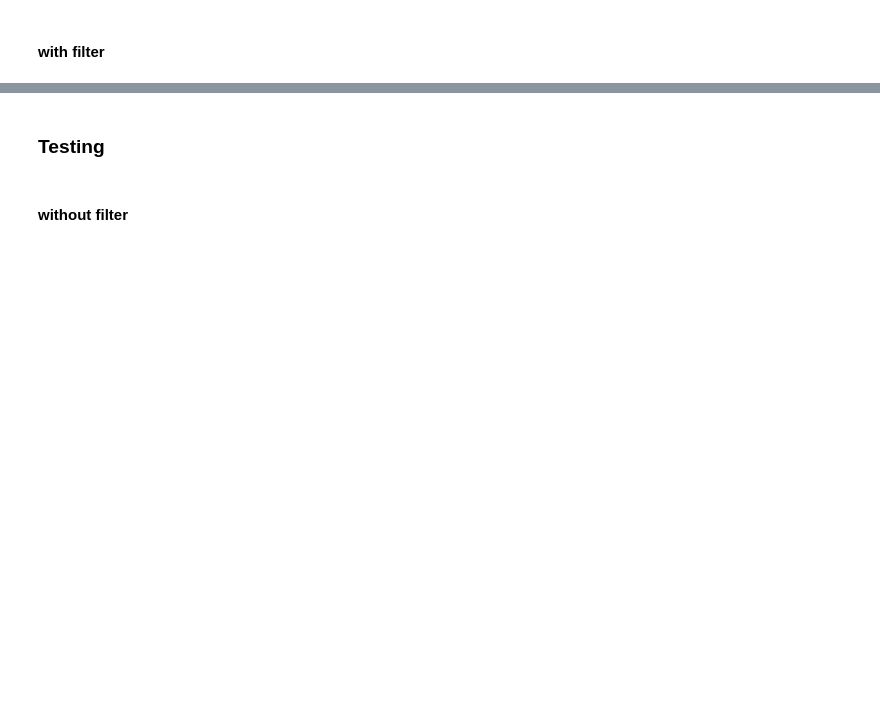
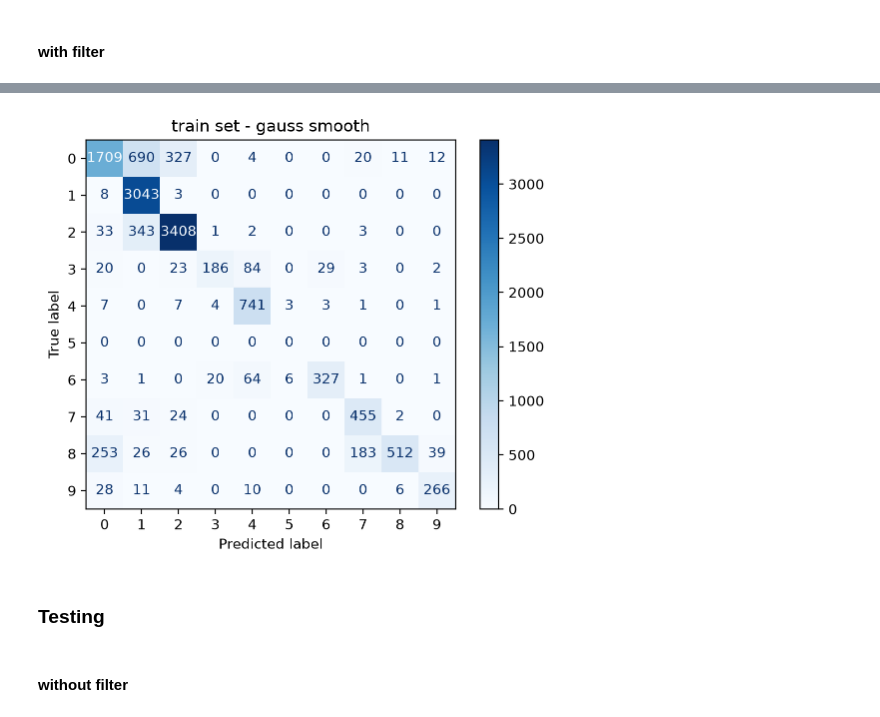
Before and after one commit to ongarileonardo/galaxy_class, a Jupyter notebook: src/RawLearning.ipynb, the cells around one changed output, grey strips where cells are left out. Saved outputs shown, nothing was run; the diff lists cells and outputs as text; code cells hidden in the pictures; blank space fills up the shorter version.

```diff
--- a/src/RawLearning.ipynb
+++ b/src/RawLearning.ipynb
@@ -231,39 +328,39 @@ plt.show()
 X_flat_gauss = X_gauss[..., np.newaxis]
 
 input_shape = (X_norm.shape[1], X_norm.shape[1], 1)
-model2 = models.Sequential()
-model2.add(layers.Input(shape=(69, 69, 1)))
+gauss_model = models.Sequential()
+gauss_model.add(layers.Input(shape=(69, 69, 1)))
 
 # block 1
-model2.add(layers.Conv2D(8, (3, 3), activation="relu", padding="same"))
-model2.add(layers.BatchNormalization())
-model2.add(layers.MaxPooling2D((2, 2)))
+gauss_model.add(layers.Conv2D(8, (3, 3), activation="relu", padding="same"))
+gauss_model.add(layers.BatchNormalization())
+gauss_model.add(layers.MaxPooling2D((2, 2)))
 
 # block 2
-model2.add(layers.Conv2D(32, (5, 5), activation="relu", padding="same"))
-model2.add(layers.MaxPooling2D((2, 2)))
+gauss_model.add(layers.Conv2D(32, (5, 5), activation="relu", padding="same"))
+gauss_model.add(layers.MaxPooling2D((2, 2)))
 
 # block 3
-model2.add(layers.Conv2D(64, (3, 3), activation="relu", padding="same"))
-model2.add(layers.BatchNormalization())
-model2.add(layers.MaxPooling2D((2, 2)))
+gauss_model.add(layers.Conv2D(64, (3, 3), activation="relu", padding="same"))
+gauss_model.add(layers.BatchNormalization())
+gauss_model.add(layers.MaxPooling2D((2, 2)))
 
 # converts feature maps → single vector per feature map
-model2.add(layers.GlobalAveragePooling2D())
+gauss_model.add(layers.GlobalAveragePooling2D())
 
-model2.add(layers.Dense(32, activation='relu'))
+gauss_model.add(layers.Dense(32, activation='relu'))
 
 # model.add(layers.Dropout(0.4))
 
-model2.add(layers.Dense(10, activation='softmax'))
+gauss_model.add(layers.Dense(10, activation='softmax'))
 # %%
-model2.compile(
+gauss_model.compile(
     optimizer="adam",
     loss="binary_crossentropy",
     metrics=["accuracy"]
 )
 # %%
-history = model2.fit(
+history = gauss_model.fit(
     X_flat_gauss, y_train,
     epochs=50,
     batch_size=32,
@@ -272,4 +388,4 @@ history = model2.fit(
 # %%
-y_gauss = model2.predict(X_flat_gauss)
+y_gauss = gauss_model.predict(X_flat_gauss)
 y_pred = (y_gauss > 0.5).astype(int)
 y_pred = np.argmax(y_gauss, axis=1)
@@ -278,8 +396,12 @@ y_true = np.argmax(y_train, axis=1)
 # %%
 cm = confusion_matrix(y_pred, y_true)
 disp = ConfusionMatrixDisplay(confusion_matrix=cm)
 disp.plot(cmap="Blues", values_format="d")
+plt.title("train set - gauss smooth")
+plt.savefig("plots/train_gauss_smooth.pdf")
 plt.show()
+# %% [output]
+[figure, added]
 # %% [markdown]
 ### Testing
 # %% [markdown]
```
Also changed, not shown: parts of 31 cells of this notebook, 6 other files.
